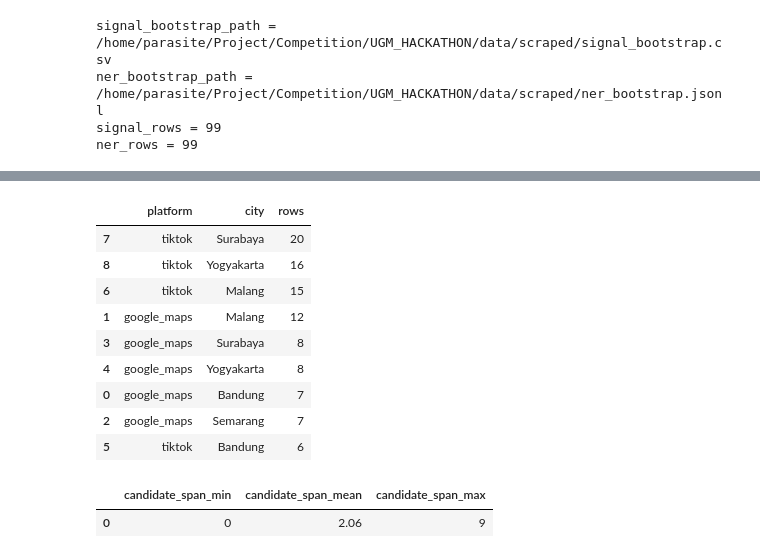
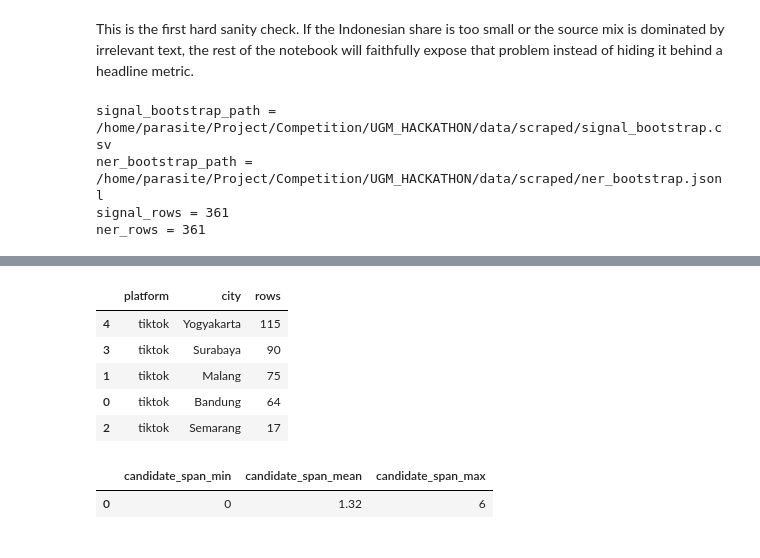
Before and after one commit to ElFariss/lokasense, a Jupyter notebook: training.ipynb, the cells around one changed output, grey strips where cells are left out. Cells and saved outputs as stored; diff of their text form; code cells hidden in the pictures.

```diff
--- a/training.ipynb
+++ b/training.ipynb
@@ -255,5 +336,8 @@ That matters here because the repo previously leaned too hard on English Google
+# %% [markdown]
+This is the first hard sanity check.
+If the Indonesian share is too small or the source mix is dominated by irrelevant text, the rest of the notebook will faithfully expose that problem instead of hiding it behind a headline metric.
 # %%
-signal_rows = build_signal_bootstrap_rows()
+signal_rows = build_signal_bootstrap_rows(include_google_maps=INCLUDE_GOOGLE_MAPS_CACHE)
 signal_bootstrap_df = pd.DataFrame(signal_rows)
 signal_bootstrap_path = REPO_ROOT / "data" / "scraped" / "signal_bootstrap.csv"
 signal_bootstrap_df.to_csv(signal_bootstrap_path, index=False)
@@ -270,14 +354,13 @@ print(f"ner_bootstrap_path = {ner_bootstrap_path}")
 print(f"signal_rows = {len(signal_bootstrap_df)}")
 print(f"ner_rows = {len(ner_rows)}")
 
-display(clean_preview_frame(signal_bootstrap_df.head(10)))
-display(
-    signal_bootstrap_df.groupby(["platform", "city"])["text"].count().rename("rows").reset_index().sort_values("rows", ascending=False)
-)
+if not signal_bootstrap_df.empty:
+    display(clean_preview_frame(signal_bootstrap_df.head(10)))
+    display(
+        signal_bootstrap_df.groupby(["platform", "city"])["text"].count().rename("rows").reset_index().sort_values("rows", ascending=False)
+    )
 
-candidate_counts = [
-    len(row["candidate_spans"]) for row in ner_rows
-]
+candidate_counts = [len(row["candidate_spans"]) for row in ner_rows]
 display(
     pd.DataFrame(
         {
@@ -290,7 +373,7 @@ display(
 # %% [output]
 signal_bootstrap_path = /home/parasite/Project/Competition/UGM_HACKATHON/data/scraped/signal_bootstrap.csv
 ner_bootstrap_path = /home/parasite/Project/Competition/UGM_HACKATHON/data/scraped/ner_bootstrap.jsonl
-signal_rows = 99
-ner_rows = 99
+signal_rows = 361
+ner_rows = 361
 |  | text | source | platform | url | timestamp | area_hint | city | business_hint | query | ... |
 | 0 | halo warga malang sekarang mie ay... | tiktok_scrapling | tiktok | https://www.tiktok.com/@mieayamke... | 2026-04-03T05:08:39Z | Lowokwaru | Malang | mie | mie buka cabang di lowokwaru malang | ... |
@@ -306,12 +389,8 @@ ner_rows = 99
 |  | platform | city | rows |
-| 7 | tiktok | Surabaya | 20 |
-| 8 | tiktok | Yogyakarta | 16 |
-| 6 | tiktok | Malang | 15 |
-| 1 | google_maps | Malang | 12 |
-| 3 | google_maps | Surabaya | 8 |
-| 4 | google_maps | Yogyakarta | 8 |
-| 0 | google_maps | Bandung | 7 |
-| 2 | google_maps | Semarang | 7 |
-| 5 | tiktok | Bandung | 6 |
+| 4 | tiktok | Yogyakarta | 115 |
+| 3 | tiktok | Surabaya | 90 |
+| 1 | tiktok | Malang | 75 |
+| 0 | tiktok | Bandung | 64 |
+| 2 | tiktok | Semarang | 17 |
 |  | candidate_span_min | candidate_span_mean | candidate_span_max |
-| 0 | 0 | 2.06 | 9 |
+| 0 | 0 | 1.32 | 6 |
```
Also changed, not shown: parts of 42 cells of this notebook, 23 other files.
